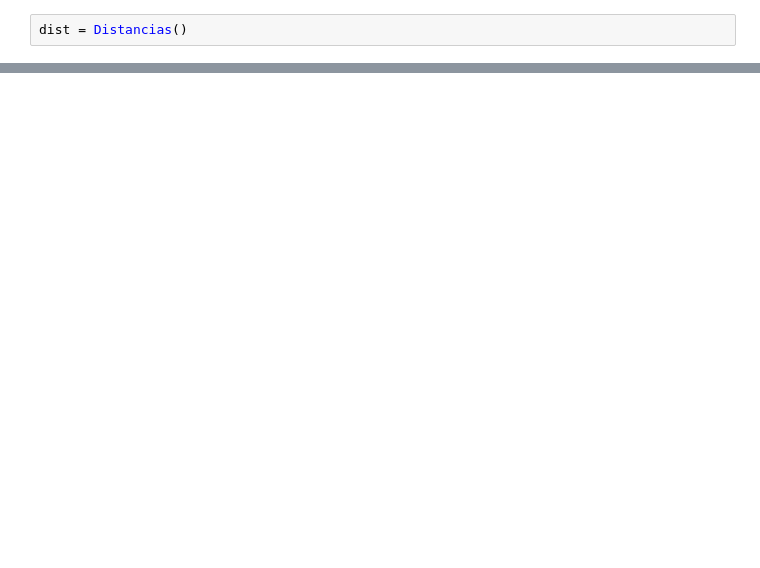
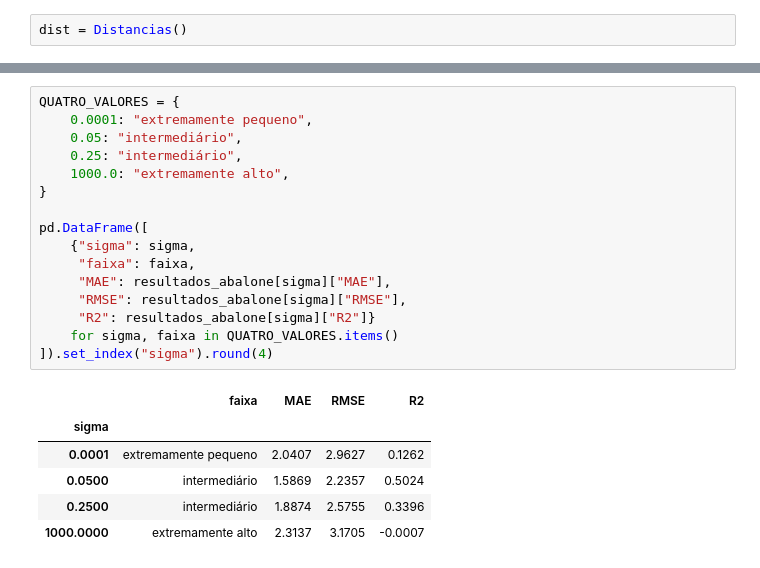
Before and after one commit to Teus-Andrezana/Trabalho-RBNN, a Jupyter notebook: main.ipynb, the cells around one changed output, grey strips where cells are left out. Drawn from its saved outputs; the diff is of its cells as text; blank space fills up the shorter version.

```diff
--- a/main.ipynb
+++ b/main.ipynb
@@ -267,0 +327,23 @@ RMSE:0.21
+# %%
+QUATRO_VALORES = {
+    0.0001: "extremamente pequeno",
+    0.05: "intermediário",
+    0.25: "intermediário",
+    1000.0: "extremamente alto",
+}
+
+pd.DataFrame([
+    {"sigma": sigma,
+     "faixa": faixa,
+     "MAE": resultados_abalone[sigma]["MAE"],
+     "RMSE": resultados_abalone[sigma]["RMSE"],
+     "R2": resultados_abalone[sigma]["R2"]}
+    for sigma, faixa in QUATRO_VALORES.items()
+]).set_index("sigma").round(4)
+# %% [output]
+|  | faixa | MAE | RMSE | R2 |
+| sigma |  |  |  |  |
+| 0.0001 | extremamente pequeno | 2.0407 | 2.9627 | 0.1262 |
+| 0.0500 | intermediário | 1.5869 | 2.2357 | 0.5024 |
+| 0.2500 | intermediário | 1.8874 | 2.5755 | 0.3396 |
+| 1000.0000 | extremamente alto | 2.3137 | 3.1705 | -0.0007 |
```
Also changed, not shown: parts of 36 cells of this notebook.
